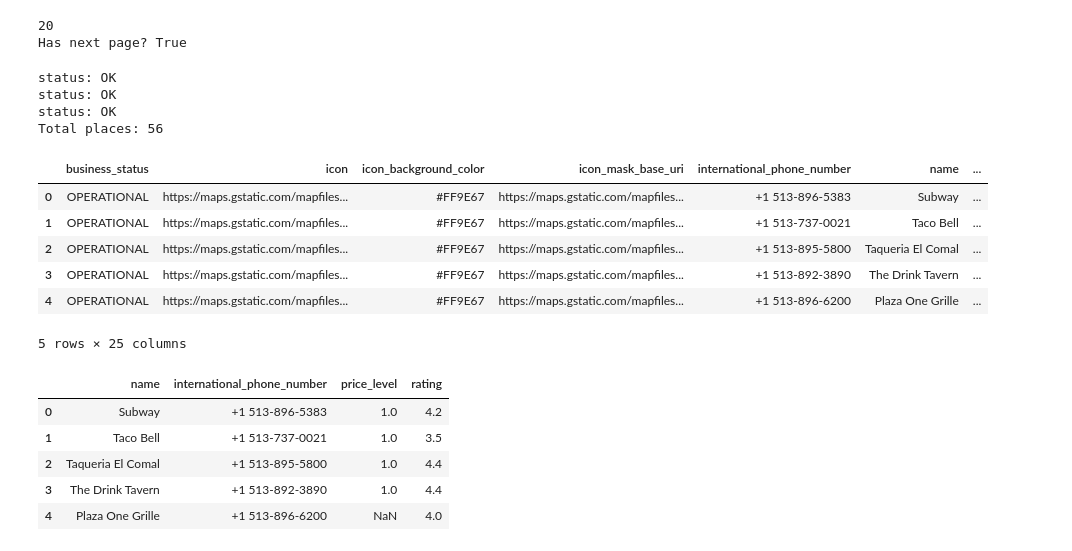
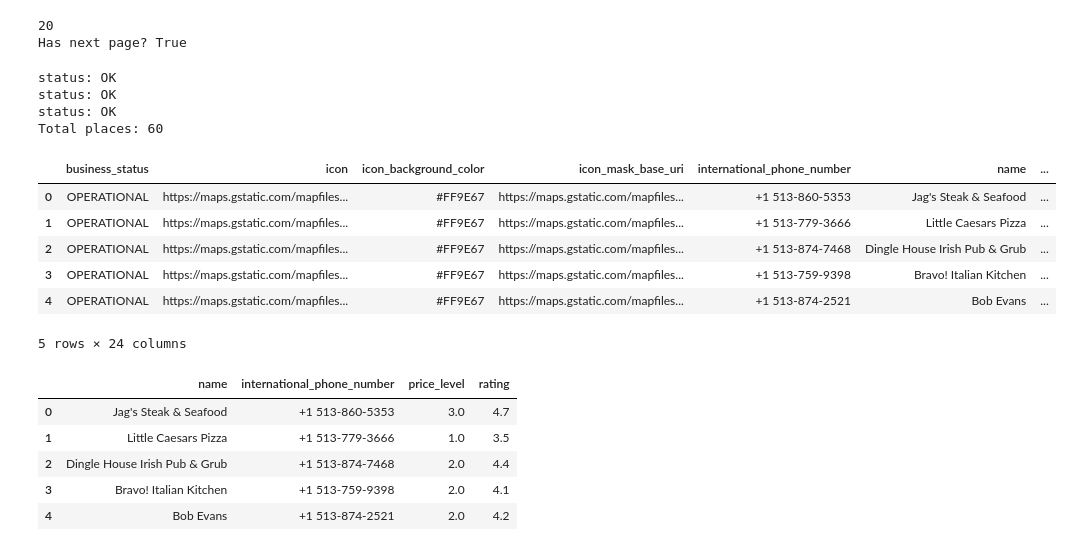
Before and after one commit to Brandon-m-Y/Dowtown_Location_Analytics, a Jupyter notebook: Restaraunt_Dist_Corr.ipynb, the cells around one changed output. Cells and saved outputs as stored; diff of their text form; code cells hidden in the pictures.

```diff
--- a/Restaraunt_Dist_Corr.ipynb
+++ b/Restaraunt_Dist_Corr.ipynb
@@ -80,8 +79,8 @@ while True:
     else:
         # First request: search for places near a specific location
         params = {
-            "location": "39.3995,-84.5613",  # Downtown Hamilton, OH (lat, lng)
-            "radius": 2000,                  # Search radius in meters
+            "location": '39.335, -84.404',  # Downtown Hamilton, OH (lat, lng)
+            "radius": 3000,                  # Search radius in meters
             "type": "restaurant",            # Place category
             "key": API_KEY
         }
@@ -117,7 +116,7 @@ print("Total places:", len(all_results))
 status: OK
 status: OK
 status: OK
-Total places: 56
+Total places: 60
 # %%
 # Save data to a pandas data frame and then csv file
 df = pd.json_normalize(all_results)
@@ -125,24 +124,24 @@ df.to_csv("places_restaurants_hamilton.csv", index=False)
 # %%
 # Read data from csv to a dataframe and view top 5 rows
-data = pd.read_csv('places_restaurants_hamilton.csv')
+data = pd.read_csv('places_restaurants_WestchesterOH.csv')
 data.head()
 # %% [output]
 |  | business_status | icon | icon_background_color | icon_mask_base_uri | international_phone_number | name | ... |
-| 0 | OPERATIONAL | https://maps.gstatic.com/mapfiles... | #FF9E67 | https://maps.gstatic.com/mapfiles... | +1 513-896-5383 | Subway | ... |
-| 1 | OPERATIONAL | https://maps.gstatic.com/mapfiles... | #FF9E67 | https://maps.gstatic.com/mapfiles... | +1 513-737-0021 | Taco Bell | ... |
-| 2 | OPERATIONAL | https://maps.gstatic.com/mapfiles... | #FF9E67 | https://maps.gstatic.com/mapfiles... | +1 513-895-5800 | Taqueria El Comal | ... |
-| 3 | OPERATIONAL | https://maps.gstatic.com/mapfiles... | #FF9E67 | https://maps.gstatic.com/mapfiles... | +1 513-892-3890 | The Drink Tavern | ... |
-| 4 | OPERATIONAL | https://maps.gstatic.com/mapfiles... | #FF9E67 | https://maps.gstatic.com/mapfiles... | +1 513-896-6200 | Plaza One Grille | ... |
+| 0 | OPERATIONAL | https://maps.gstatic.com/mapfiles... | #FF9E67 | https://maps.gstatic.com/mapfiles... | +1 513-860-5353 | Jag's Steak & Seafood | ... |
+| 1 | OPERATIONAL | https://maps.gstatic.com/mapfiles... | #FF9E67 | https://maps.gstatic.com/mapfiles... | +1 513-779-3666 | Little Caesars Pizza | ... |
+| 2 | OPERATIONAL | https://maps.gstatic.com/mapfiles... | #FF9E67 | https://maps.gstatic.com/mapfiles... | +1 513-874-7468 | Dingle House Irish Pub & Grub | ... |
+| 3 | OPERATIONAL | https://maps.gstatic.com/mapfiles... | #FF9E67 | https://maps.gstatic.com/mapfiles... | +1 513-759-9398 | Bravo! Italian Kitchen | ... |
+| 4 | OPERATIONAL | https://maps.gstatic.com/mapfiles... | #FF9E67 | https://maps.gstatic.com/mapfiles... | +1 513-874-2521 | Bob Evans | ... |
-5 rows × 25 columns
+5 rows × 24 columns
 # %%
 # Print a few columns
 data[['name', 'international_phone_number', 'price_level', 'rating']].head()
 # %% [output]
 |  | name | international_phone_number | price_level | rating |
-| 0 | Subway | +1 513-896-5383 | 1.0 | 4.2 |
-| 1 | Taco Bell | +1 513-737-0021 | 1.0 | 3.5 |
-| 2 | Taqueria El Comal | +1 513-895-5800 | 1.0 | 4.4 |
-| 3 | The Drink Tavern | +1 513-892-3890 | 1.0 | 4.4 |
-| 4 | Plaza One Grille | +1 513-896-6200 | NaN | 4.0 |
+| 0 | Jag's Steak & Seafood | +1 513-860-5353 | 3.0 | 4.7 |
+| 1 | Little Caesars Pizza | +1 513-779-3666 | 1.0 | 3.5 |
+| 2 | Dingle House Irish Pub & Grub | +1 513-874-7468 | 2.0 | 4.4 |
+| 3 | Bravo! Italian Kitchen | +1 513-759-9398 | 2.0 | 4.1 |
+| 4 | Bob Evans | +1 513-874-2521 | 2.0 | 4.2 |
 # %%
 # Define Downtown Hamiltons Coordinates, Same as for radius distance for restaraunts
```
Also changed, not shown: parts of 19 cells of this notebook, 7 other files.
